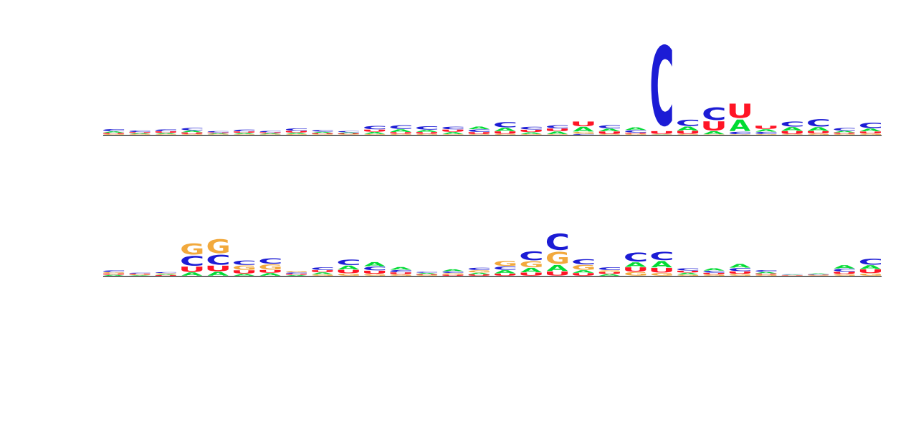
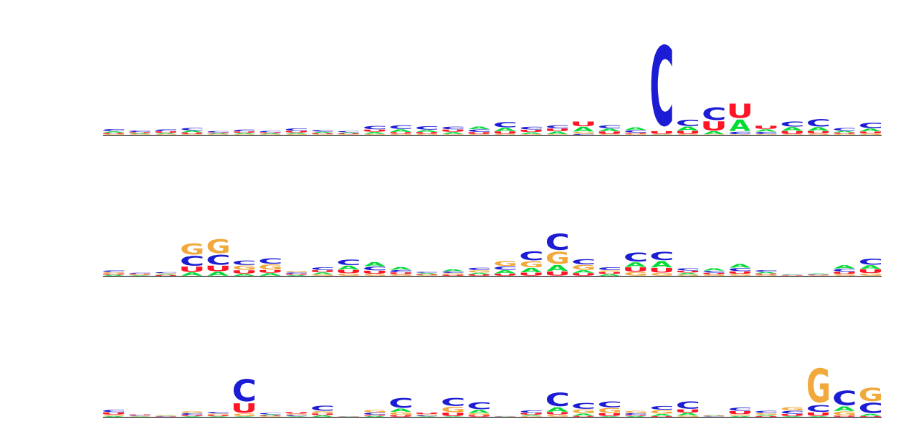
Before and after one commit to Liao-Group/interpretable-splicing-visualization, a Jupyter notebook: notebooks/sequence_logo.ipynb, the cells around one changed output. Saved outputs shown, nothing was run; the diff lists cells and outputs as text; code cells hidden in the pictures; blank space fills up the shorter version.

Commit message:
Add skip struct 4 logo

```diff
--- a/notebooks/sequence_logo.ipynb
+++ b/notebooks/sequence_logo.ipynb
@@ -459,3 +459,21 @@ ax.spines["left"].set_visible(False)
 fig.savefig(f"../figures/skip_stem_loop.png", dpi=300, transparent=True)
 # %% [output]
 [figure]
+# %%
+fig, ax = plt.subplots(figsize=(14, 2))
+
+nts = ["A", "C", "G", "U"]
+
+df = acts_df[['input', f'f{skip_order[1]}']]
+df.columns = ['input', 'activation']
+df = df.reset_index()
+sequence_logo.plot_logo(df, 2, ax)
+ax.set_ylim(0, 2)
+ax.tick_params(top=False, bottom=False, left=False, right=False, labelleft=False, labelbottom=False)
+ax.spines["top"].set_visible(False)
+ax.spines["right"].set_visible(False)
+ax.spines["left"].set_visible(False)
+
+fig.savefig(f"../figures/skip_struct_4.png", dpi=300, transparent=True)
+# %% [output]
+[figure, added]
```
Also changed, not shown: 1 other file.
